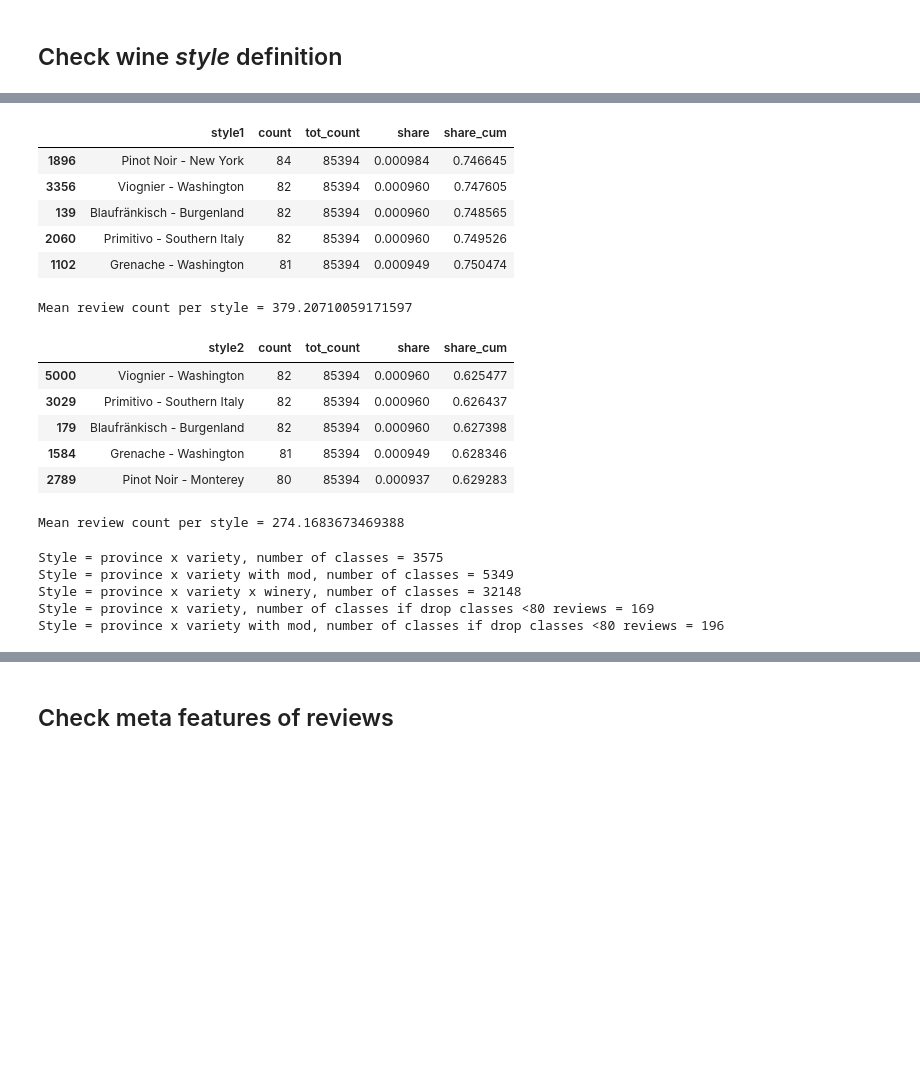
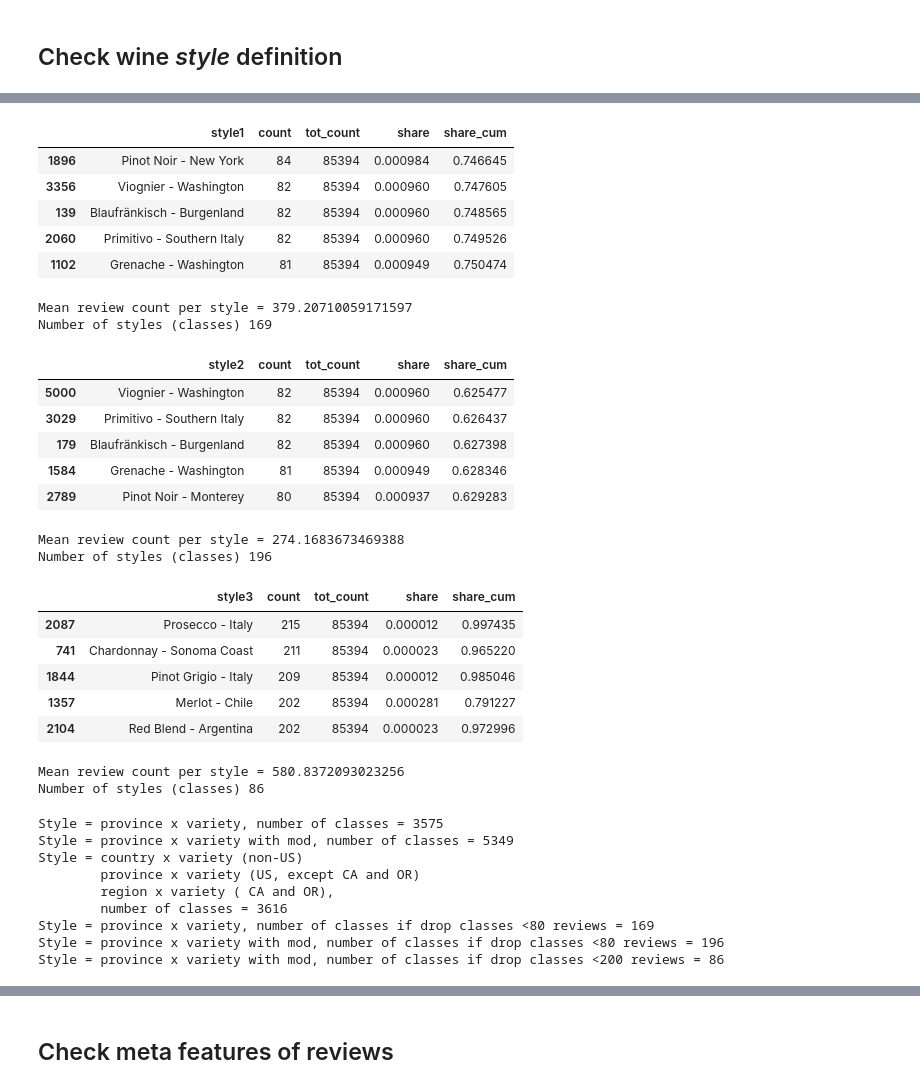
Before and after one commit to VishyFishy02/Somm_Wine_Reccomendation, a Jupyter notebook: Exploratory_Data_Analysis/EDA.ipynb, the cells around one changed output, grey strips where cells are left out. Drawn from its saved outputs; the diff is of its cells as text; code cells hidden in the pictures; blank space fills up the shorter version.

```diff
--- a/Exploratory_Data_Analysis/EDA.ipynb
+++ b/Exploratory_Data_Analysis/EDA.ipynb
@@ -323,6 +390,7 @@ tab_by_style1['share_cum'] = tab_by_style1['share'].cumsum()
 
 display(tab_by_style1[tab_by_style1['count']>=80].tail())
 print('Mean review count per style =', tab_by_style1[tab_by_style1['count']>=80]['count'].mean())
+print('Number of styles (classes)', len(tab_by_style1[tab_by_style1['count']>=80]))
 # %% [output]
 |  | style1 | count | tot_count | share | share_cum |
 | 1896 | Pinot Noir - New York | 84 | 85394 | 0.000984 | 0.746645 |
@@ -331,6 +399,7 @@ print('Mean review count per style =', tab_by_style1[tab_by_style1['count']>=80]
 | 2060 | Primitivo - Southern Italy | 82 | 85394 | 0.000960 | 0.749526 |
 | 1102 | Grenache - Washington | 81 | 85394 | 0.000949 | 0.750474 |
 Mean review count per style = 379.20710059171597
+Number of styles (classes) 169
 # %%
 # Check how much of the sample is left if drop wine style2 with less than 80 reviews --> 60% of sample
 tab_by_style2 = wine.groupby('style2')['id'].count().reset_index()
@@ -342,6 +411,7 @@ tab_by_style2['share_cum'] = tab_by_style2['share'].cumsum()
 
 display(tab_by_style2[tab_by_style2['count']>=80].tail())
 print('Mean review count per style =', tab_by_style2[tab_by_style2['count']>=80]['count'].mean())
+print('Number of styles (classes)', len(tab_by_style2[tab_by_style2['count']>=80]))
 # %% [output]
 |  | style2 | count | tot_count | share | share_cum |
 | 5000 | Viognier - Washington | 82 | 85394 | 0.000960 | 0.625477 |
@@ -350,19 +420,46 @@ print('Mean review count per style =', tab_by_style2[tab_by_style2['count']>=80]
 | 1584 | Grenache - Washington | 81 | 85394 | 0.000949 | 0.628346 |
 | 2789 | Pinot Noir - Monterey | 80 | 85394 | 0.000937 | 0.629283 |
 Mean review count per style = 274.1683673469388
+Number of styles (classes) 196
+# %%
+# Check how much of the sample is left if drop wine style3 with less than 80 reviews --> 60% of sample
+tab_by_style3 = wine.groupby('style3')['id'].count().reset_index()
+tab_by_style3.rename(columns={'id':'count'}, inplace=True)
+tab_by_style3.sort_values('count', ascending=False, inplace=True)
+tab_by_style3['tot_count'] = tab_by_style2['count'].sum()
+tab_by_style3['share'] = tab_by_style2['count']/tab_by_style2['tot_count']
+tab_by_style3['share_cum'] = tab_by_style2['share'].cumsum()
+
+display(tab_by_style3[tab_by_style3['count']>=200].tail())
+print('Mean review count per style =', tab_by_style3[tab_by_style3['count']>=200]['count'].mean())
+print('Number of styles (classes)', len(tab_by_style3[tab_by_style3['count']>=200]))
+# %% [output]
+|  | style3 | count | tot_count | share | share_cum |
+| 2087 | Prosecco - Italy | 215 | 85394 | 0.000012 | 0.997435 |
+| 741 | Chardonnay - Sonoma Coast | 211 | 85394 | 0.000023 | 0.965220 |
+| 1844 | Pinot Grigio - Italy | 209 | 85394 | 0.000012 | 0.985046 |
+| 1357 | Merlot - Chile | 202 | 85394 | 0.000281 | 0.791227 |
+| 2104 | Red Blend - Argentina | 202 | 85394 | 0.000023 | 0.972996 |
+Mean review count per style = 580.8372093023256
+Number of styles (classes) 86
 # %%
 print('Style = province x variety, number of classes =', len(wine['style1'].unique()))
 print('Style = province x variety with mod, number of classes =', len(wine['style2'].unique()))
-print('Style = province x variety x winery, number of classes =', len(wine['style3'].unique()))
+print('Style = country x variety (non-US)\n\tprovince x variety (US, except CA and OR)\n\tregion x variety ( CA and OR),\n\tnumber of classes =', len(wine['style3'].unique()))
 
 print('Style = province x variety, number of classes if drop classes <80 reviews =',len(tab_by_style1[tab_by_style1['count']>=80]))
 print('Style = province x variety with mod, number of classes if drop classes <80 reviews =', len(tab_by_style2[tab_by_style2['count']>=80]))
+print('Style = province x variety with mod, number of classes if drop classes <200 reviews =', len(tab_by_style3[tab_by_style3['count']>=200]))
 # %% [output]
 Style = province x variety, number of classes = 3575
 Style = province x variety with mod, number of classes = 5349
-Style = province x variety x winery, number of classes = 32148
+Style = country x variety (non-US)
+        province x variety (US, except CA and OR)
+        region x variety ( CA and OR),
+        number of classes = 3616
 Style = province x variety, number of classes if drop classes <80 reviews = 169
 Style = province x variety with mod, number of classes if drop classes <80 reviews = 196
+Style = province x variety with mod, number of classes if drop classes <200 reviews = 86
 # %%
 # Define pie_chart function with seaborn styling
 def pie_chart(data, var_name, name):
```
Also changed, not shown: parts of 23 cells of this notebook, 2 other files.
